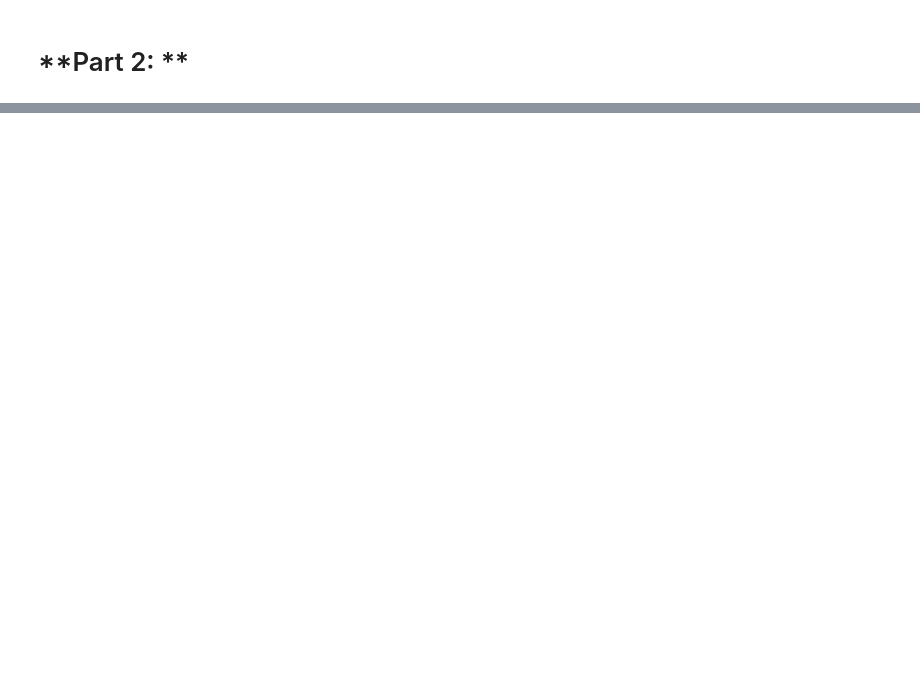
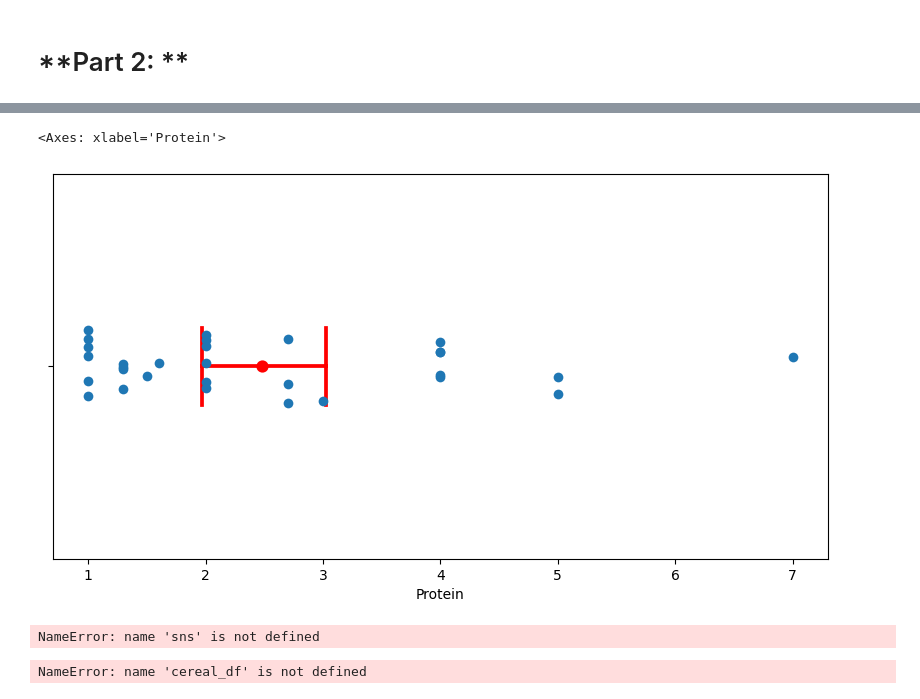
Before and after one commit to SageCas/Money-Expense-Report, a Jupyter notebook: Confidence_Interval_Lab_1_2.ipynb, the cells around one changed output, grey strips where cells are left out. Saved outputs shown, nothing was run; the diff lists cells and outputs as text; code cells hidden in the pictures; blank space fills up the shorter version.

```diff
--- a/Confidence_Interval_Lab_1_2.ipynb
+++ b/Confidence_Interval_Lab_1_2.ipynb
@@ -37,0 +161,21 @@ plt.axvline( x = 220 , color = 'g', linestyle=":")
+# %%
+plt.figure(figsize=(10,5))
+sns.stripplot(x ='Protein', data = cereal_df, size=7)
+sns.pointplot(x='Protein', data = cereal_df, capsize=0.2, errorbar=('ci' , 95), color ='r')
+# %% [output]
+<Axes: xlabel='Protein'>
+[figure, added]
+# %%
+sns.boxplot(x ='Protein' , data= cereal_df)
+# %% [output]
+NameError: name 'sns' is not defined
+# %%
+import seaborn as sns # This line imports the seaborn library and assigns it to the alias 'sns'
+import pandas as pd
+import matplotlib.pyplot as plt
+
+# ... (your existing code) ...
+
+sns.boxplot(x='Protein', data=cereal_df)
+# %% [output]
+NameError: name 'cereal_df' is not defined
```
Also changed, not shown: parts of 18 cells of this notebook.
